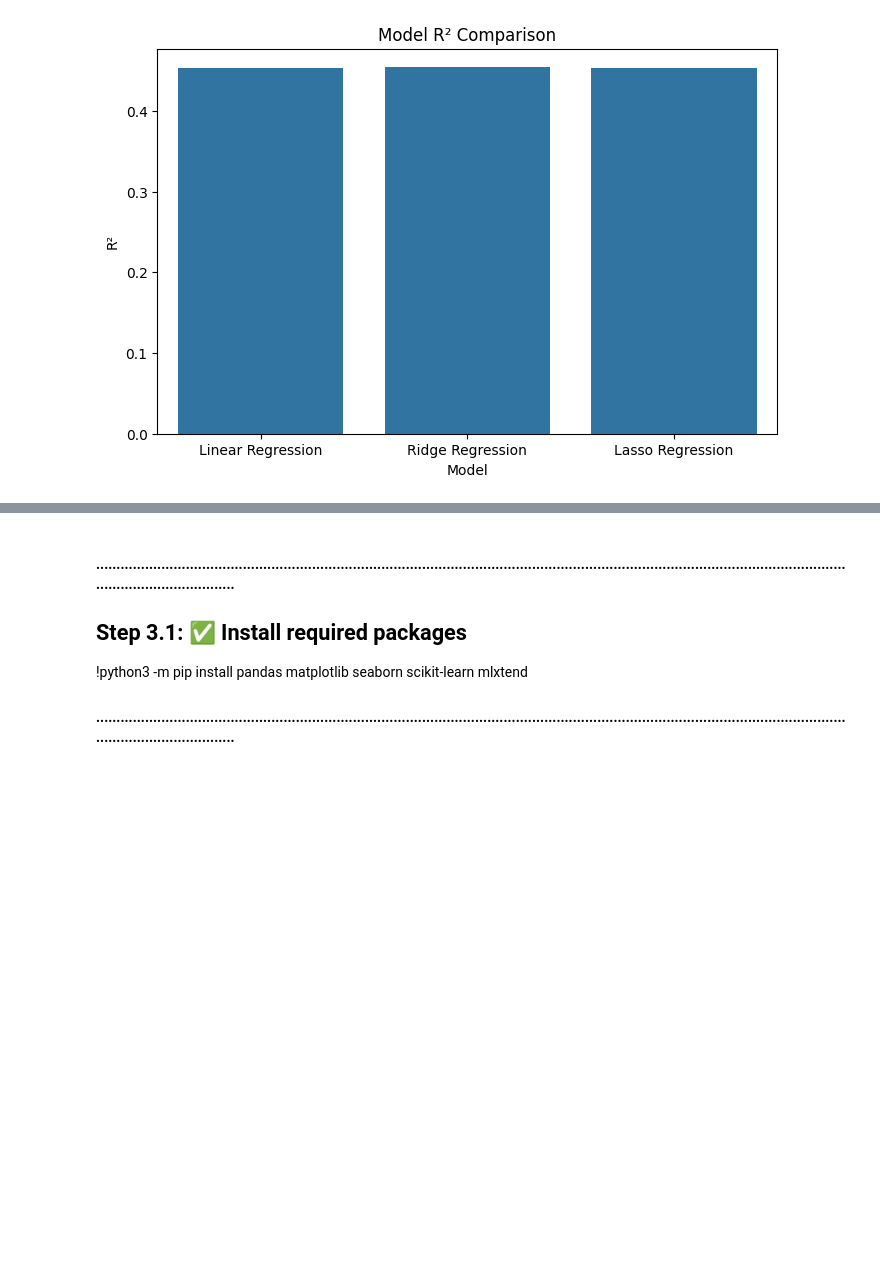
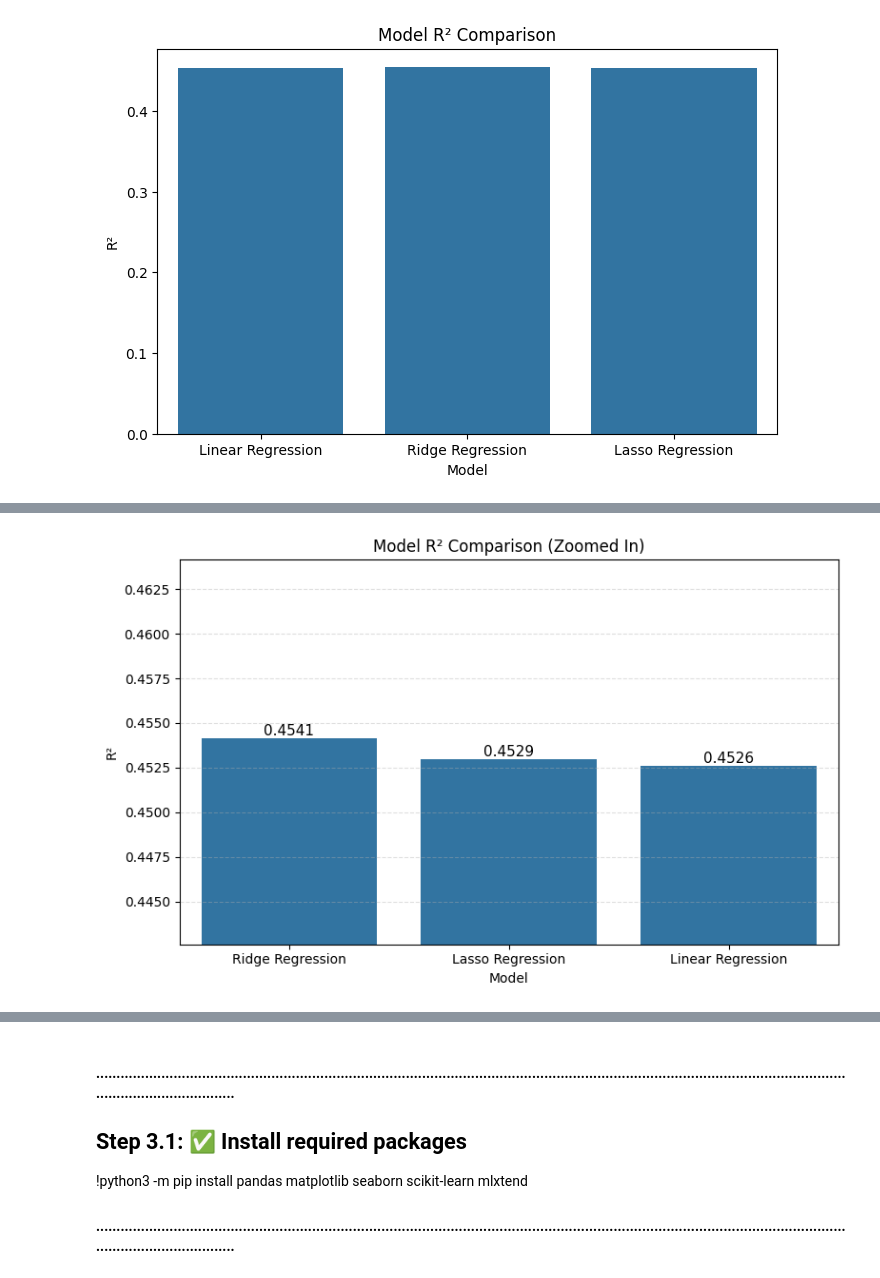
Before and after one commit to sindhuja90comp/MS634ProjD4, a Jupyter notebook: dataset.ipynb, the cells around one changed output, grey strips where cells are left out. Saved outputs shown, nothing was run; the diff lists cells and outputs as text; code cells hidden in the pictures; blank space fills up the shorter version.

```diff
--- a/dataset.ipynb
+++ b/dataset.ipynb
@@ -375,0 +377,30 @@ plt.show()
+# %%
+import matplotlib.pyplot as plt
+import seaborn as sns
+import numpy as np
+
+# Ensure models are ordered by R²
+results_df_sorted = results_df.sort_values("R²", ascending=False).reset_index(drop=True)
+
+plt.figure(figsize=(8, 5))
+ax = sns.barplot(x="Model", y="R²", data=results_df_sorted)
+
+# 1) Zoom the y-axis to highlight tiny differences
+r2_min = results_df_sorted["R²"].min()
+r2_max = results_df_sorted["R²"].max()
+pad = max(0.01, (r2_max - r2_min) * 1.5)   # add some padding
+ax.set_ylim(r2_min - pad, r2_max + pad)
+
+# Add value labels with 4 decimal places
+for p in ax.patches:
+    height = p.get_height()
+    ax.text(p.get_x() + p.get_width()/2., height,
+            f"{height:.4f}", ha="center", va="bottom", fontsize=11)
+
+# 3) Clean titles and grid for readability
+plt.title("Model R² Comparison (Zoomed In)")
+ax.yaxis.grid(True, linestyle="--", alpha=0.4)
+plt.tight_layout()
+plt.show()
+# %% [output]
+[figure, added]
```
Also changed, not shown: parts of 3 cells of this notebook.
